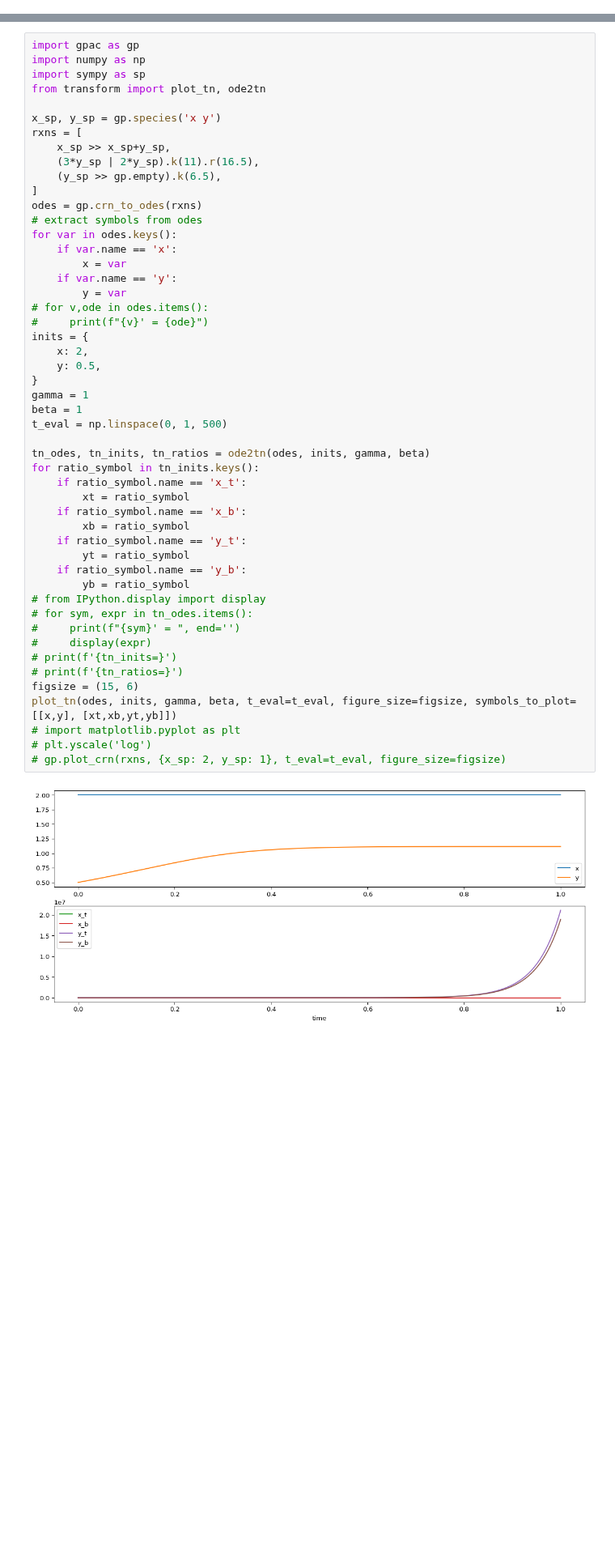
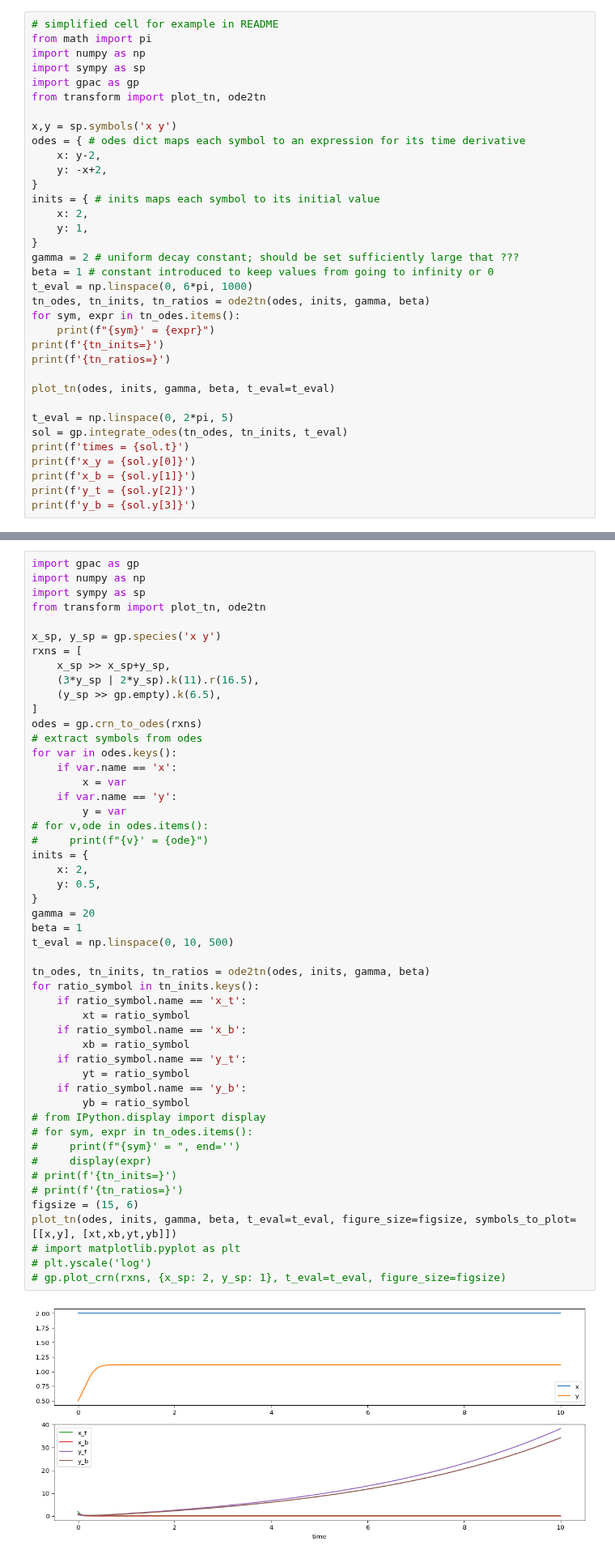
Before and after one commit to UC-Davis-molecular-computing/ode2tn, a Jupyter notebook: notebook.ipynb, the cells around one changed output, grey strips where cells are left out. Shown at 81% size. Saved outputs shown, nothing was run; the diff lists cells and outputs as text; blank space fills up the shorter version.

```diff
--- a/notebook.ipynb
+++ b/notebook.ipynb
@@ -45,0 +47,35 @@ tn_ratios={x: x_t/x_b, y: y_t/y_b}
+# %%
+# simplified cell for example in README
+from math import pi
+import numpy as np
+import sympy as sp
+import gpac as gp
+from transform import plot_tn, ode2tn
+
+x,y = sp.symbols('x y')
+odes = { # odes dict maps each symbol to an expression for its time derivative
+    x: y-2,
+    y: -x+2,
+}
+inits = { # inits maps each symbol to its initial value
+    x: 2,
+    y: 1,
+}
+gamma = 2 # uniform decay constant; should be set sufficiently large that ???
+beta = 1 # constant introduced to keep values from going to infinity or 0
+t_eval = np.linspace(0, 6*pi, 1000)
+tn_odes, tn_inits, tn_ratios = ode2tn(odes, inits, gamma, beta)
+for sym, expr in tn_odes.items():
+    print(f"{sym}' = {expr}")
+print(f'{tn_inits=}')
+print(f'{tn_ratios=}')
+
+plot_tn(odes, inits, gamma, beta, t_eval=t_eval)
+
+t_eval = np.linspace(0, 2*pi, 5)
+sol = gp.integrate_odes(tn_odes, tn_inits, t_eval)
+print(f'times = {sol.t}')
+print(f'x_y = {sol.y[0]}')
+print(f'x_b = {sol.y[1]}')
+print(f'y_t = {sol.y[2]}')
+print(f'y_b = {sol.y[3]}')
@@ -106,36 +155,36 @@ for var in odes.keys():
 # for v,ode in odes.items():
 #     print(f"{v}' = {ode}")
 inits = {
     x: 2,
     y: 0.5,
 }
-gamma = 1
+gamma = 20
 beta = 1
-t_eval = np.linspace(0, 1, 500)
+t_eval = np.linspace(0, 10, 500)
 
 tn_odes, tn_inits, tn_ratios = ode2tn(odes, inits, gamma, beta)
 for ratio_symbol in tn_inits.keys():
     if ratio_symbol.name == 'x_t':
         xt = ratio_symbol
     if ratio_symbol.name == 'x_b':
         xb = ratio_symbol
     if ratio_symbol.name == 'y_t':
         yt = ratio_symbol
     if ratio_symbol.name == 'y_b':
         yb = ratio_symbol
 # from IPython.display import display
 # for sym, expr in tn_odes.items():
 #     print(f"{sym}' = ", end='')
 #     display(expr)
 # print(f'{tn_inits=}')
 # print(f'{tn_ratios=}')
 figsize = (15, 6)
 plot_tn(odes, inits, gamma, beta, t_eval=t_eval, figure_size=figsize, symbols_to_plot=[[x,y], [xt,xb,yt,yb]])
 # import matplotlib.pyplot as plt
 # plt.yscale('log')
 # gp.plot_crn(rxns, {x_sp: 2, y_sp: 1}, t_eval=t_eval, figure_size=figsize)
 # %% [output]
-[figure, old version]
+[figure, new version]
 # %% [markdown]
 ## Flip-flip from https://arxiv.org/pdf/1003.3275 (original ODEs)
 # %%
```
Also changed, not shown: parts of 4 cells of this notebook, 5 other files.
